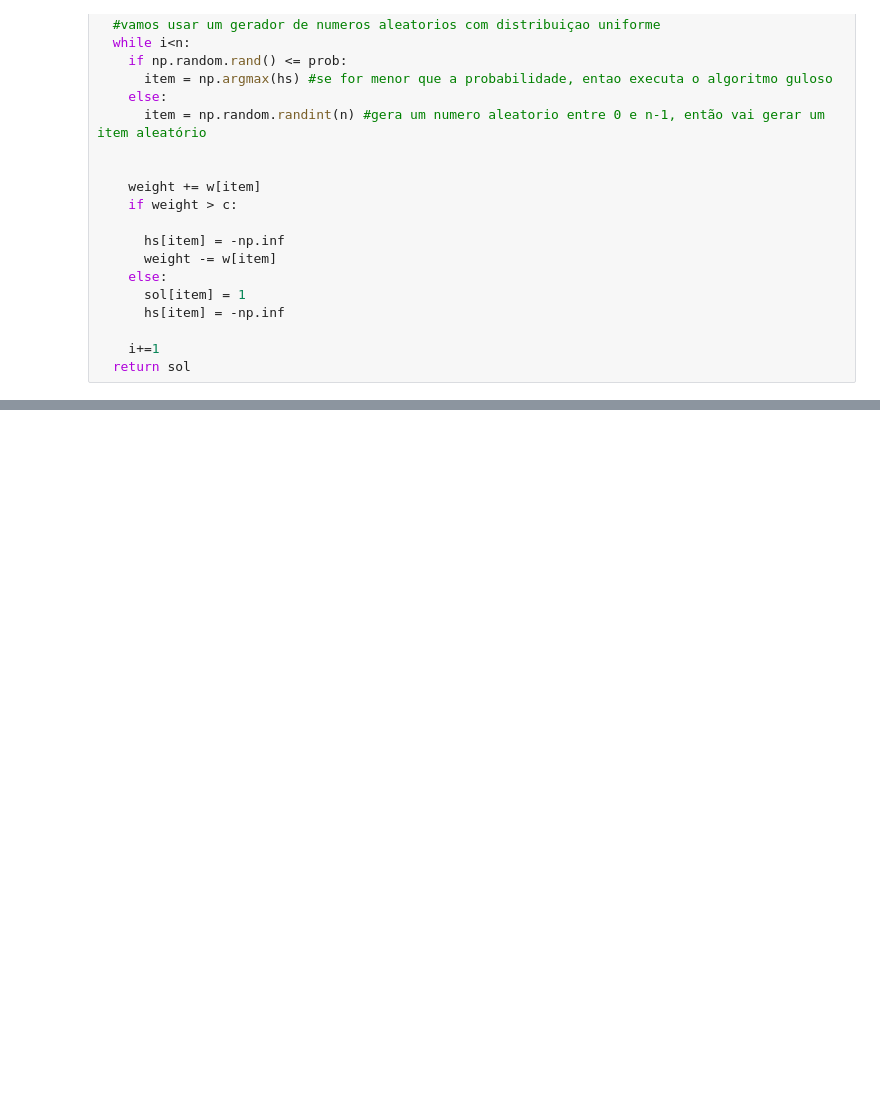
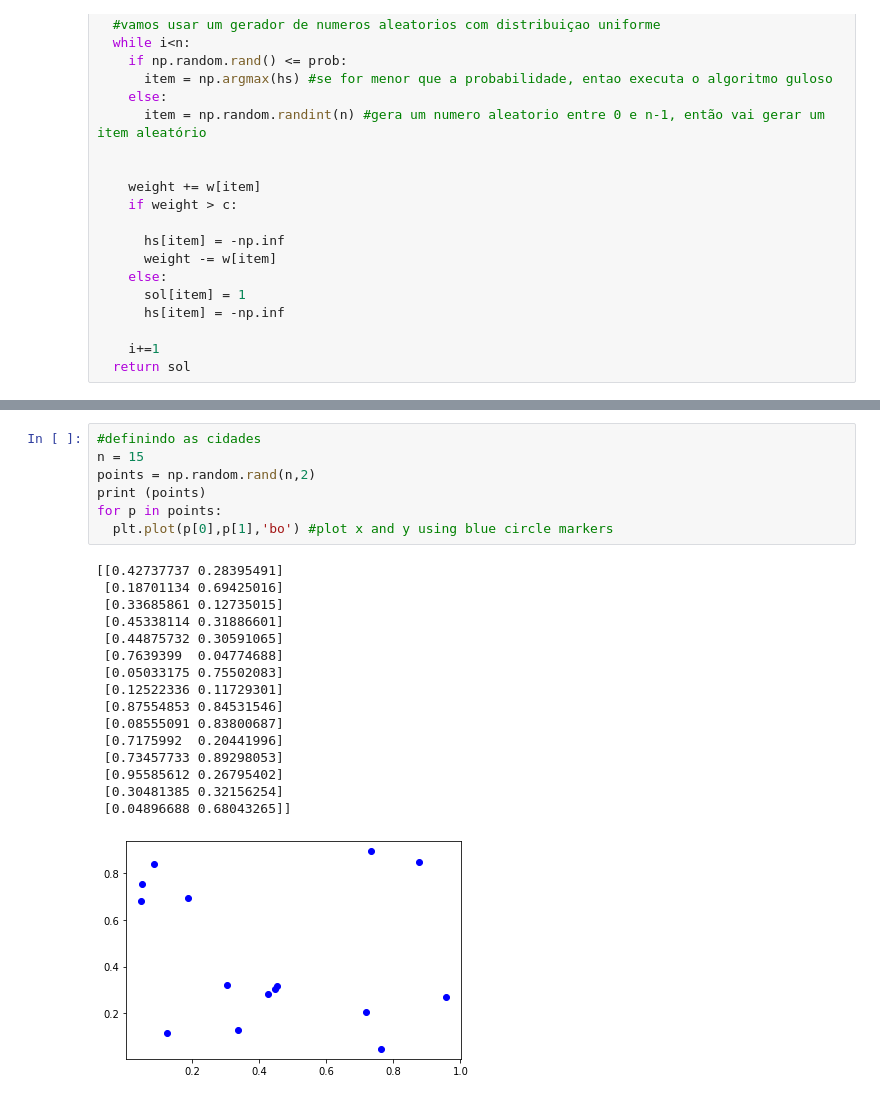
Before and after one commit to tiagosardi/optimizationMethod, a Jupyter notebook: algoritmosGulosos.ipynb, the cells around one changed output, grey strips where cells are left out. Saved outputs shown, nothing was run; the diff lists cells and outputs as text; blank space fills up the shorter version.

```diff
--- a/algoritmosGulosos.ipynb
+++ b/algoritmosGulosos.ipynb
@@ -247,0 +322,24 @@ print('{} P:{}'.format(sol,-fobj(sol)))
+# %%
+#definindo as cidades
+n = 15
+points = np.random.rand(n,2)
+print (points)
+for p in points:
+  plt.plot(p[0],p[1],'bo') #plot x and y using blue circle markers
+# %% [output]
+[[0.42737737 0.28395491]
+ [0.18701134 0.69425016]
+ [0.33685861 0.12735015]
+ [0.45338114 0.31886601]
+ [0.44875732 0.30591065]
+ [0.7639399  0.04774688]
+ [0.05033175 0.75502083]
+ [0.12522336 0.11729301]
+ [0.87554853 0.84531546]
+ [0.08555091 0.83800687]
+ [0.7175992  0.20441996]
+ [0.73457733 0.89298053]
+ [0.95585612 0.26795402]
+ [0.30481385 0.32156254]
+ [0.04896688 0.68043265]]
+[figure, added]
```
Also changed, not shown: parts of 33 cells of this notebook.
